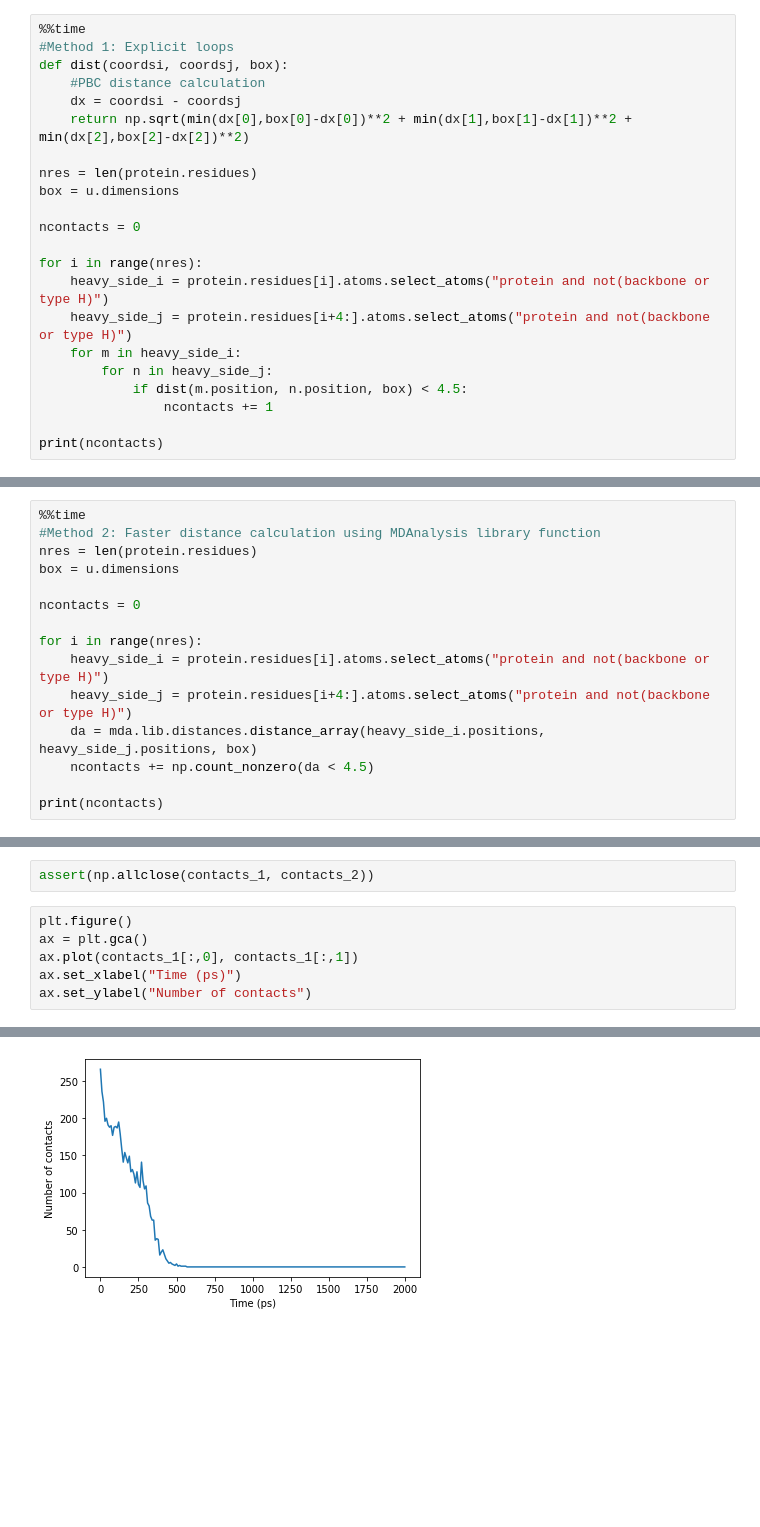
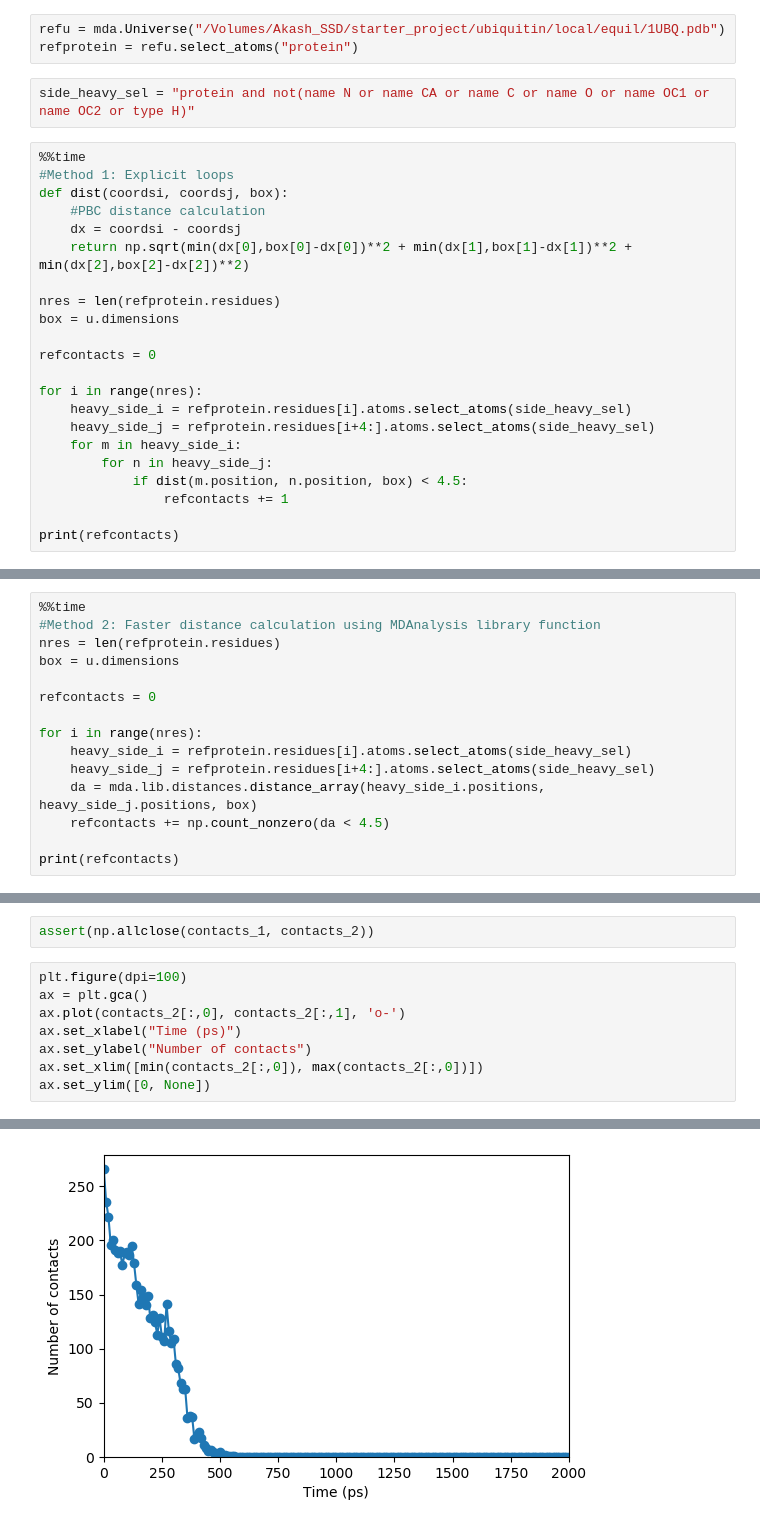
Before and after one commit to apallath/INDUSAnalysis, a Jupyter notebook: scratch/ubiquitin_structure_native_contacts.ipynb, the cells around one changed output, grey strips where cells are left out. Cells and saved outputs as stored; diff of their text form; blank space fills up the shorter version.

Commit message:
Updated ubiquitin structure contacts notebook

```diff
--- a/scratch/ubiquitin_structure_native_contacts.ipynb
+++ b/scratch/ubiquitin_structure_native_contacts.ipynb
@@ -92,3 +110,8 @@ Determine number of contacts between heavy atoms belonging to residues $i$ and $
+# %%
+refu = mda.Universe("/Volumes/Akash_SSD/starter_project/ubiquitin/local/equil/1UBQ.pdb")
+refprotein = refu.select_atoms("protein")
+# %%
+side_heavy_sel = "protein and not(name N or name CA or name C or name O or name OC1 or name OC2 or type H)"
 # %%
 %%time
 #Method 1: Explicit loops
@@ -97,18 +120,18 @@ def dist(coordsi, coordsj, box):
     dx = coordsi - coordsj
     return np.sqrt(min(dx[0],box[0]-dx[0])**2 + min(dx[1],box[1]-dx[1])**2 + min(dx[2],box[2]-dx[2])**2)
 
-nres = len(protein.residues)
+nres = len(refprotein.residues)
 box = u.dimensions
 
-ncontacts = 0
+refcontacts = 0
 
 for i in range(nres):
-    heavy_side_i = protein.residues[i].atoms.select_atoms("protein and not(backbone or type H)")
-    heavy_side_j = protein.residues[i+4:].atoms.select_atoms("protein and not(backbone or type H)")
+    heavy_side_i = refprotein.residues[i].atoms.select_atoms(side_heavy_sel)
+    heavy_side_j = refprotein.residues[i+4:].atoms.select_atoms(side_heavy_sel)
     for m in heavy_side_i:
         for n in heavy_side_j:
             if dist(m.position, n.position, box) < 4.5:
-                ncontacts += 1
+                refcontacts += 1
 
-print(ncontacts)
+print(refcontacts)
 # %% [output]
@@ -118,16 +141,16 @@ Wall time: 1.63 s
 # %%
 %%time
 #Method 2: Faster distance calculation using MDAnalysis library function
-nres = len(protein.residues)
+nres = len(refprotein.residues)
 box = u.dimensions
 
-ncontacts = 0
+refcontacts = 0
 
 for i in range(nres):
-    heavy_side_i = protein.residues[i].atoms.select_atoms("protein and not(backbone or type H)")
-    heavy_side_j = protein.residues[i+4:].atoms.select_atoms("protein and not(backbone or type H)")
+    heavy_side_i = refprotein.residues[i].atoms.select_atoms(side_heavy_sel)
+    heavy_side_j = refprotein.residues[i+4:].atoms.select_atoms(side_heavy_sel)
     da = mda.lib.distances.distance_array(heavy_side_i.positions, heavy_side_j.positions, box)
-    ncontacts += np.count_nonzero(da < 4.5)
+    refcontacts += np.count_nonzero(da < 4.5)
 
-print(ncontacts)
+print(refcontacts)
 # %% [output]
@@ -234,9 +257,11 @@ Wall time: 1min 34s
 # %%
 assert(np.allclose(contacts_1, contacts_2))
 # %%
-plt.figure()
+plt.figure(dpi=100)
 ax = plt.gca()
-ax.plot(contacts_1[:,0], contacts_1[:,1])
+ax.plot(contacts_2[:,0], contacts_2[:,1], 'o-')
 ax.set_xlabel("Time (ps)")
 ax.set_ylabel("Number of contacts")
+ax.set_xlim([min(contacts_2[:,0]), max(contacts_2[:,0])])
+ax.set_ylim([0, None])
 # %% [output]
@@ -244 +269 @@ Text(0, 0.5, 'Number of contacts')
-[figure, old version]
+[figure, new version]
```
Also changed, not shown: parts of 20 cells of this notebook, 1 other file.
